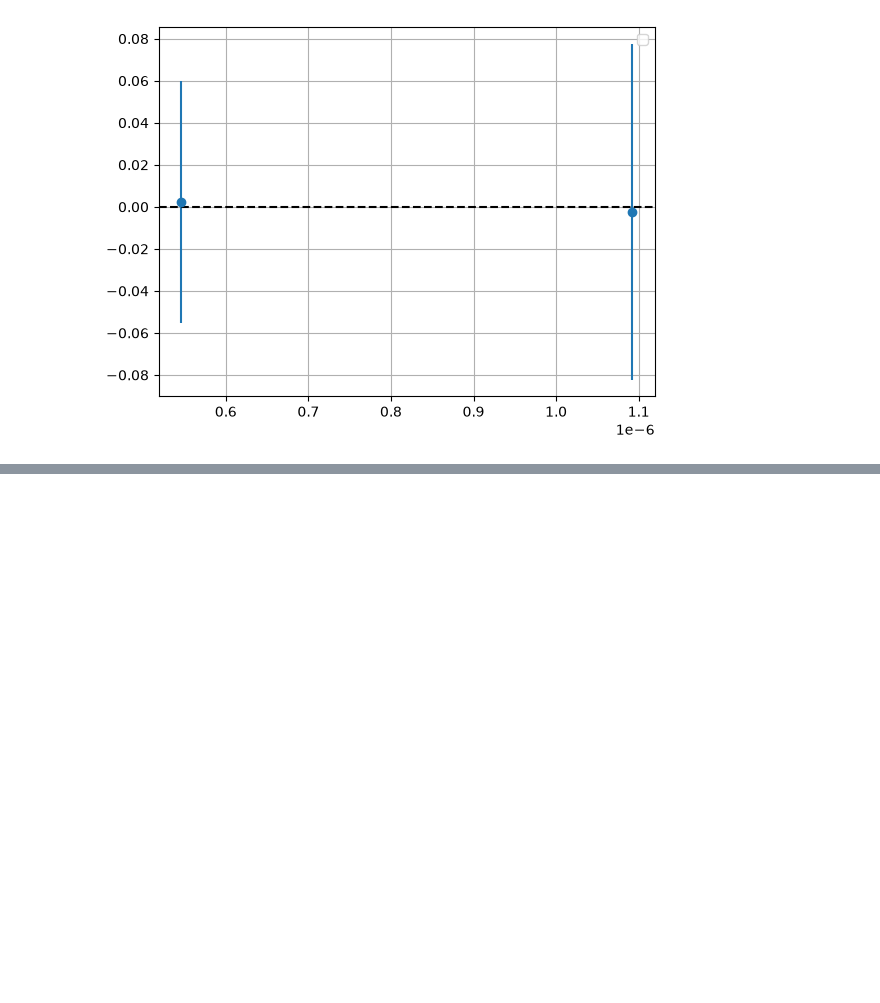
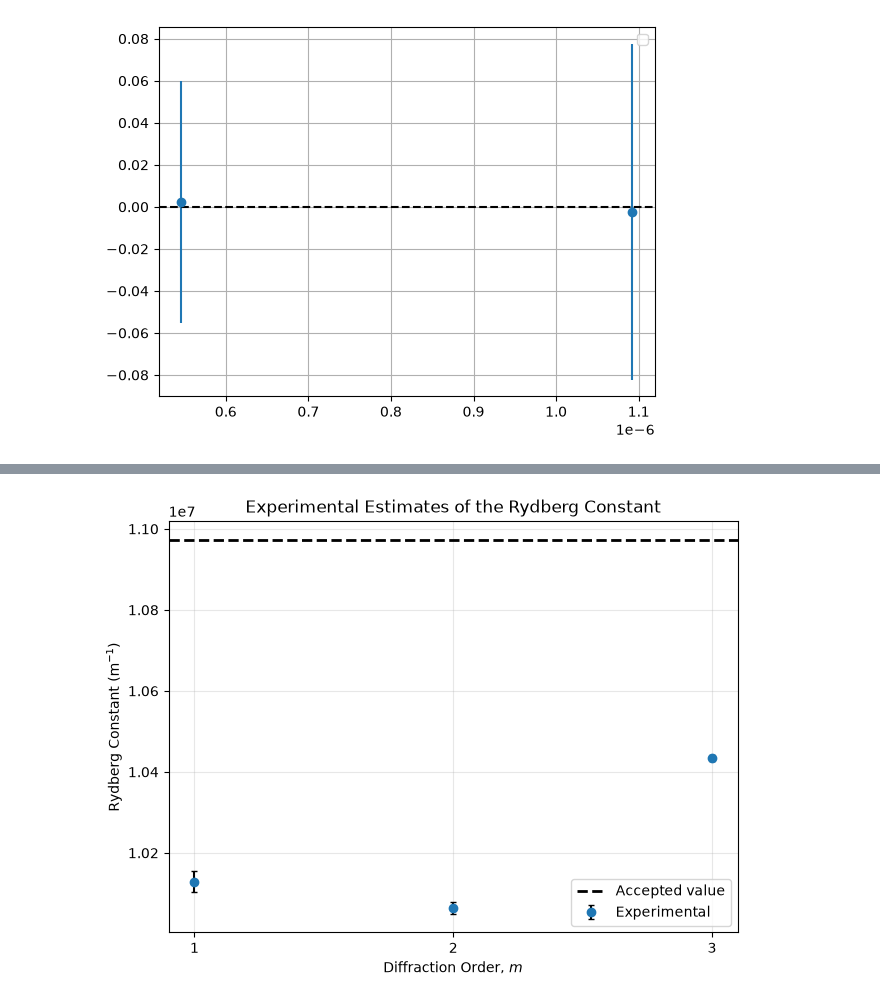
Before and after one commit to cawjense/Phys-133, a Jupyter notebook: Speclab/spec.ipynb, the cells around one changed output, grey strips where cells are left out. Saved outputs shown, nothing was run; the diff lists cells and outputs as text; code cells hidden in the pictures; blank space fills up the shorter version.

```diff
--- a/Speclab/spec.ipynb
+++ b/Speclab/spec.ipynb
@@ -129,0 +219,94 @@ quick_plot(func, x, y, yerr=sigma)
+# %%
+
+
+
+
+df_l = pd.read_csv(r'/Users/cadenjensen/Desktop/Phys 133/Speclab/data_H/PHYS_133_Atomic_Spectra_Lab_Data - H_L (1).csv')
+df_m = pd.read_csv(r'/Users/cadenjensen/Desktop/Phys 133/Speclab/data_H/PHYS_133_Atomic_Spectra_Lab_Data - H_M (1).csv')
+df_r = pd.read_csv(r'/Users/cadenjensen/Desktop/Phys 133/Speclab/data_H/PHYS_133_Atomic_Spectra_Lab_Data - H_R (1).csv')
+
+#Middle Average Balmer Series
+df_m_avg_2 = (df_m.iloc[:,1]-180 + df_m.iloc[:,2])/2
+df_m_avg_sig_2 = np.sqrt((df_m.iloc[:,3])**2 + (df_m.iloc[:,4])**2)/2
+
+N = len(df_m_avg_2)
+df_m_avg = np.mean(df_m_avg_2)
+df_m_avg_sig = np.sqrt(np.sum(df_m_avg_sig_2**2))/N
+
+#Average Left Balmer Series
+df_l_avg = (180 - df_l.iloc[:,1] - df_m_avg+ 360 - df_l.iloc[:,2] - df_m_avg)/2
+df_l_avg_sig = np.sqrt((df_l.iloc[:,3])**2 + (df_l.iloc[:,4])**2)/2
+df_l_avg_sig = np.sqrt((df_l_avg_sig)**2 + (df_m_avg_sig)**2)
+
+#Average Right Balmer Series
+df_r_avg = (df_r.iloc[:,1]-180 + df_m_avg + df_r.iloc[:,2] + df_m_avg)/2
+df_r_avg_sig = np.sqrt((df_r.iloc[:,3])**2 + (df_r.iloc[:,4])**2)/2
+df_r_avg_sig = np.sqrt((df_r_avg_sig)**2 + df_m_avg_sig**2)
+
+m = df_r.iloc[:,0]
+d = 3.33e-6 #(m)
+
+theta = (df_l_avg + df_r_avg)/2
+theta_sig = np.sqrt(df_l_avg_sig**2 + df_r_avg_sig**2)/2
+
+theta_rad = np.radians(theta)
+theta_sig_rad = np.radians(theta_sig)
+
+lam = d*np.sin(theta_rad)/m
+
+lam_sig = (d*np.abs(np.cos(theta_rad))/m)*theta_sig_rad
+
+x = m
+
+R = 36/(5*lam)
+R_sig = (R*lam_sig/lam)
+R_true = 10973731.6
+
+
+
+percent_diff = (np.abs(R-R_true)/R_true)*100
+percent_diff_err = (R_sig/R_true)*100
+
+for i in range(len(R)):
+    print(f"Wavelength; m={i+1}: Wave = {lam[i]*1e9:.2f}")
+
+for i in range(len(R)):
+    print(f"Rydburg Constant; m={i+1}: R = {R[i]:.4e} ± {R_sig[i]:.4e} 1/m ")
+for i in range(len(R)):
+    print(f"Rydburg Constant Percent Error; m={i+1}: R = {percent_diff[i]:.2f} ± {percent_diff_err[i]:.2f} % ")
+
+
+plt.errorbar(m,R,yerr=R_sig,fmt='o',color='tab:blue',markersize=6,capsize=2,label='Experimental',ecolor='black')
+plt.axhline(R_true,color='black',linestyle = '--',linewidth=2,label='Accepted value')
+plt.tight_layout()
+plt.xlabel("Diffraction Order, $m$")
+plt.ylabel("Rydberg Constant ($\\mathrm{m^{-1}}$)")
+plt.title("Experimental Estimates of the Rydberg Constant")
+plt.xticks(ticks = [1,2,3])
+plt.grid(alpha=0.3)
+plt.legend()
+plt.show()
+
+resid = R_true - R
+
+plt.errorbar(m,resid,fmt='o',color='tab:blue',markersize=6,capsize=2,label='Residuals',ecolor='black',yerr = R_sig)
+plt.axhline(0,color = 'black', linestyle = '--', linewidth = 2, label = 'y = 0')
+plt.tight_layout()
+plt.xlabel("Diffraction Order, $m$")
+plt.ylabel("Rydberg Constant ($\\mathrm{m^{-1}}$)")
+plt.title("Experimental Estimates of the Rydberg Constant - Residuals")
+plt.xticks(ticks = [1,2,3])
+plt.grid(alpha=0.3)
+plt.legend()
+plt.show()
+
+chi2 = np.sum((resid / R_sig) ** 2)
+dof = len(x) - 1
+chi2 = chi2
+
+print(f"χ² = {chi2:.2f}")
+print(f" χ² = {chi2:.2f}")
+
+p_val = stats.chi2.sf(chi2, dof)
+print(f"p-value = {p_val}")
+# %% [output]
@@ -129,0 +322 @@ quick_plot(func, x, y, yerr=sigma)
+[figure, added]
```
Also changed, not shown: parts of 6 cells of this notebook, 9 other files.
